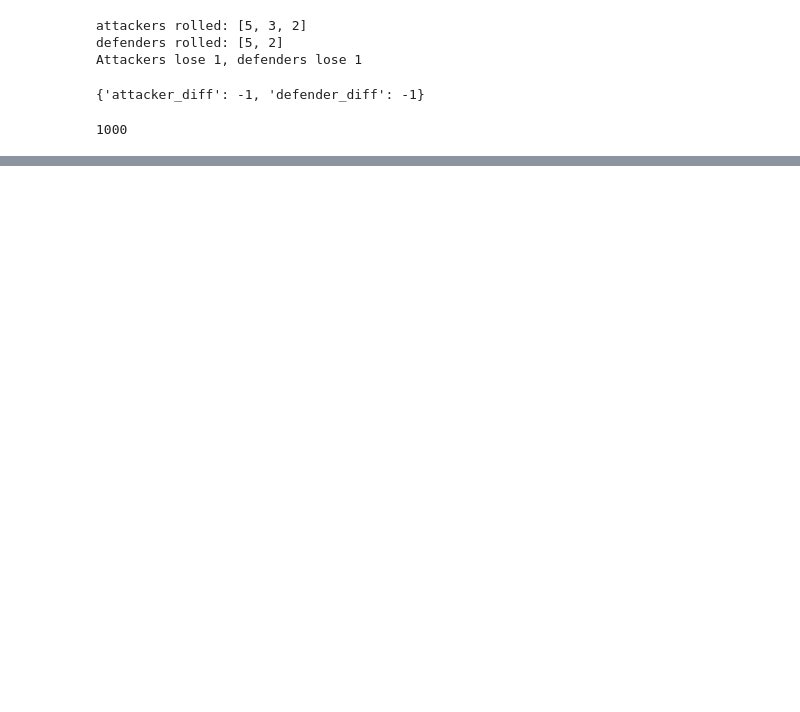
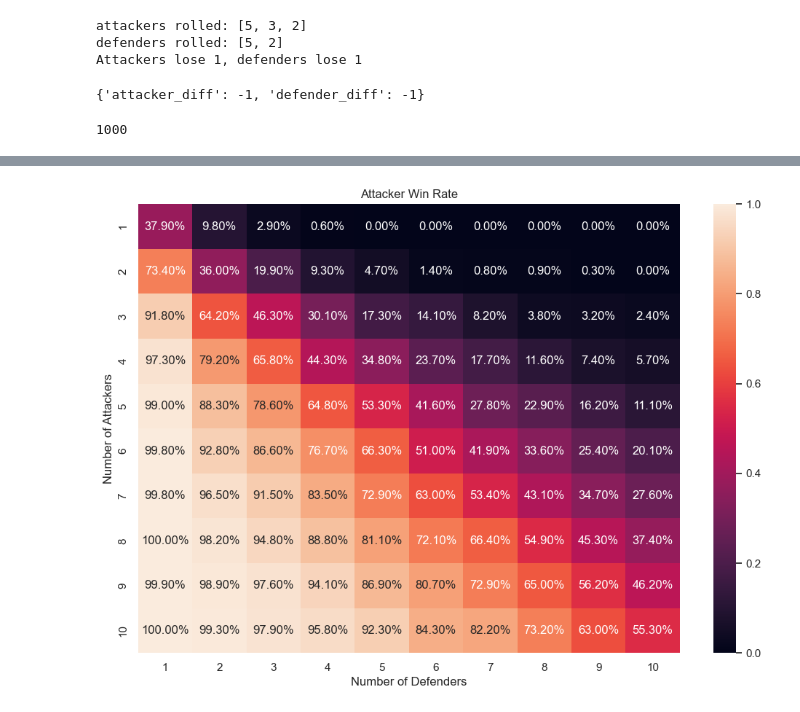
Before and after one commit to Cking313/programming_for_data_analytics, a Jupyter notebook: assignments/assignment5-risk.ipynb, the cells around one changed output, grey strips where cells are left out. Saved outputs shown, nothing was run; the diff lists cells and outputs as text; code cells hidden in the pictures; blank space fills up the shorter version.

```diff
--- a/assignments/assignment5-risk.ipynb
+++ b/assignments/assignment5-risk.ipynb
@@ -80,3 +142,14 @@ Attackers lose 2, defenders lose 0
 Attacking army size: 0
 Defending army size: 2
 'Defenders win'
+# %%
+results = []
+for a in range(1,11):
+    for d in range(1,11):
+        sim = []
+        for i in range(1000):
+            sim.append(risk_war(a, d))
+        results.append(pd.DataFrame({'attackers': a, 'defenders': d, 'result': sim}))
+
+result_df = pd.concat(results)
+result_df.head()
@@ -82,0 +163,3 @@ Defending army size: 2
+# %%
+result_summary_df = result_df.groupby(['attackers', 'defenders', 'result']).size().reset_index().rename(columns={0:'wins'})
+result_summary_df
@@ -82,0 +180,5 @@ Defending army size: 2
+# %%
+pivoted_df = result_summary_df.pivot(index=['attackers', 'defenders'], columns='result', values='wins').reset_index()
+# if one side never wins then pivot gives NaN, so need to fill with 0
+pivoted_df = pivoted_df.fillna(0)
+pivoted_df
@@ -82,0 +199,4 @@ Defending army size: 2
+# %%
+pivoted_df['attacker_win_rate'] = pivoted_df['Attackers win']/1000
+pivoted_df['defender_win_rate'] = 1-pivoted_df['attacker_win_rate']
+pivoted_df.head()
@@ -82,0 +238,9 @@ Defending army size: 2
+# %%
+plt.figure(figsize=(12,8))
+sns.heatmap(data=pivoted_df.pivot(index='attackers', columns='defenders', values='attacker_win_rate'), annot=True, fmt='.2%')
+plt.title('Attacker Win Rate')
+plt.xlabel('Number of Defenders')
+plt.ylabel('Number of Attackers')
+plt.show()
+# %% [output]
+[figure, added]
```
Also changed, not shown: parts of 15 cells of this notebook.
